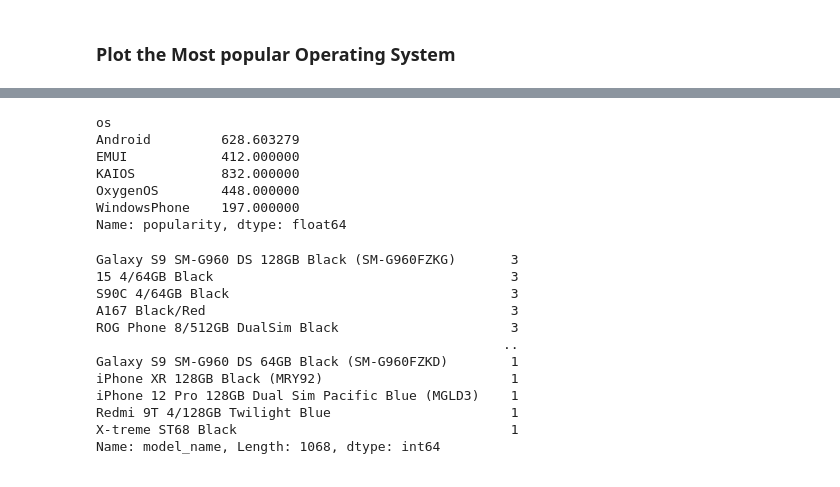
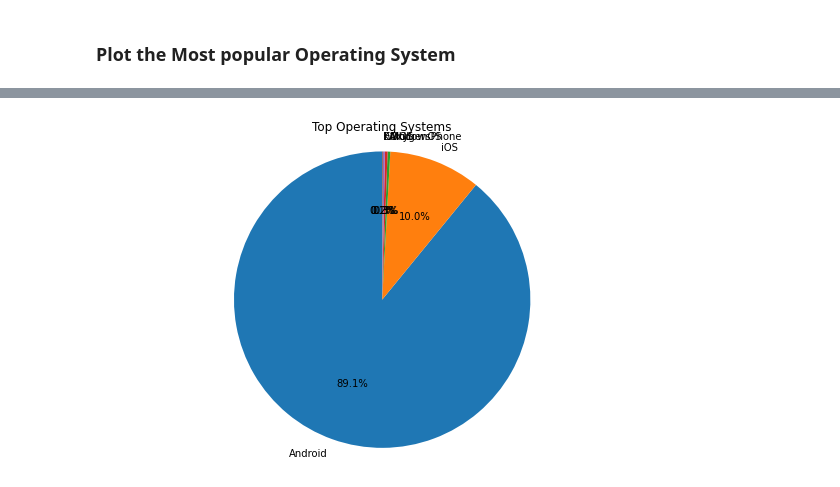
Before and after one commit to Wolfie3D/Mobile-Phones-Data, a Jupyter notebook: index.ipynb, the cells around one changed output, grey strips where cells are left out. Cells and saved outputs as stored; diff of their text form; code cells hidden in the pictures.

```diff
--- a/index.ipynb
+++ b/index.ipynb
@@ -155,4 +155,4 @@ sns.barplot(y='model_name', x='popularity', data=popular_samsung, orient='h')
 # %% [markdown]
 ### Plot the Most popular Operating System
 # %%
-df['os'].value_counts().reset_index()
+os_valueCounts = df['os'].value_counts()
@@ -167,26 +159,14 @@ df['os'].value_counts().reset_index()
-# %%
-os_Popularity = df.groupby(by='os')['popularity'].mean()
-os_Popularity.head()
-# %% [output]
-os
-Android         628.603279
-EMUI            412.000000
-KAIOS           832.000000
-OxygenOS        448.000000
-WindowsPhone    197.000000
-Name: popularity, dtype: float64
-# %%
-df['model_name'].value_counts()
-# %% [output]
-Galaxy S9 SM-G960 DS 128GB Black (SM-G960FZKG)       3
-15 4/64GB Black                                      3
-S90C 4/64GB Black                                    3
-A167 Black/Red                                       3
-ROG Phone 8/512GB DualSim Black                      3
-                                                    ..
-Galaxy S9 SM-G960 DS 64GB Black (SM-G960FZKD)        1
-iPhone XR 128GB Black (MRY92)                        1
-iPhone 12 Pro 128GB Dual Sim Pacific Blue (MGLD3)    1
-Redmi 9T 4/128GB Twilight Blue                       1
-X-treme ST68 Black                                   1
-Name: model_name, Length: 1068, dtype: int64
+# %%
+plt.figure(figsize=(10, 6))
+
+os_valueCounts = os_valueCounts.sort_values(ascending=False)
+
+
+plt.pie(os_valueCounts, labels=os_valueCounts.index, autopct='%1.1f%%',  startangle=90)
+
+plt.axis('equal')
+plt.title('Top Operating Systems')
+
+plt.show()
+# %% [output]
+[figure, added]
```
Also changed, not shown: parts of 3 cells of this notebook.
